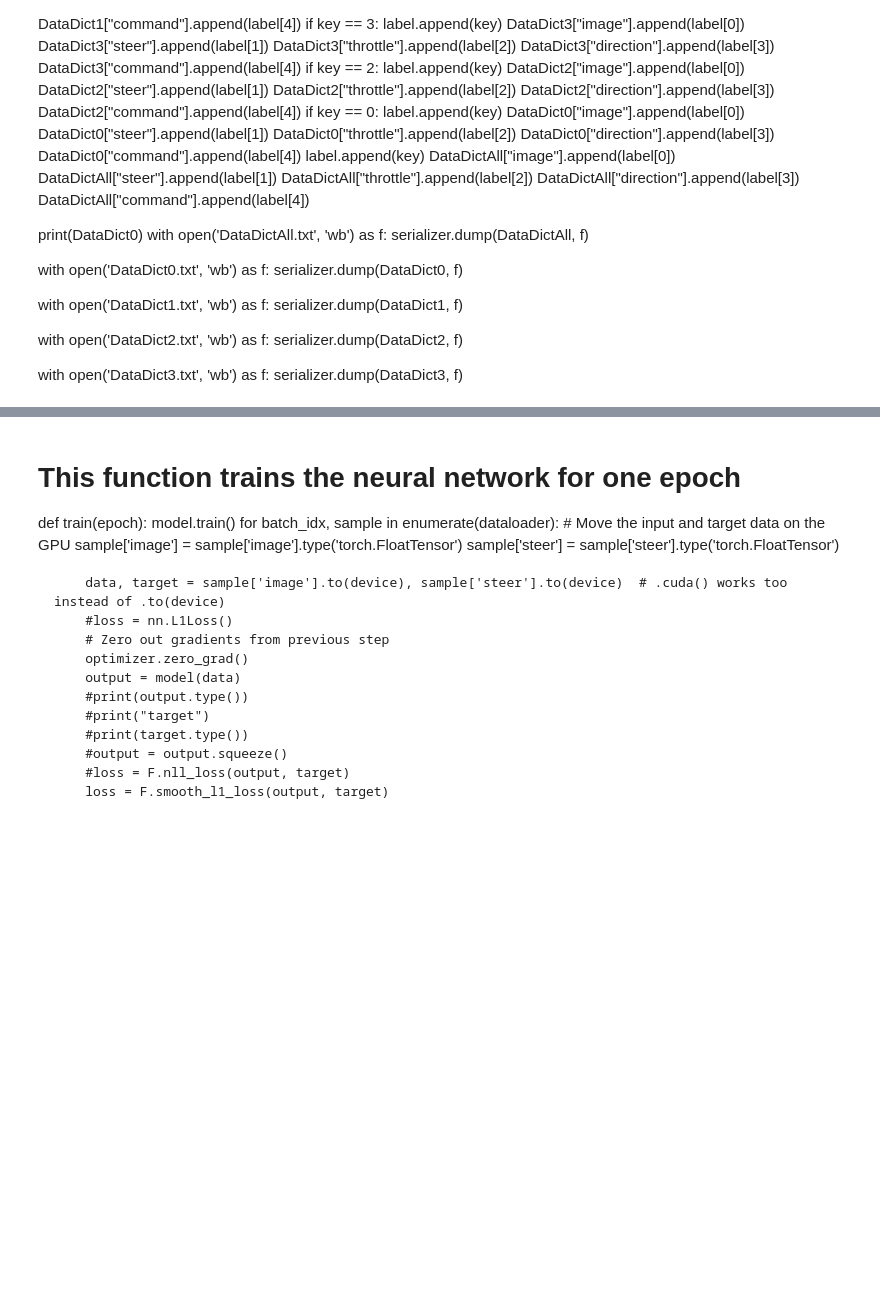
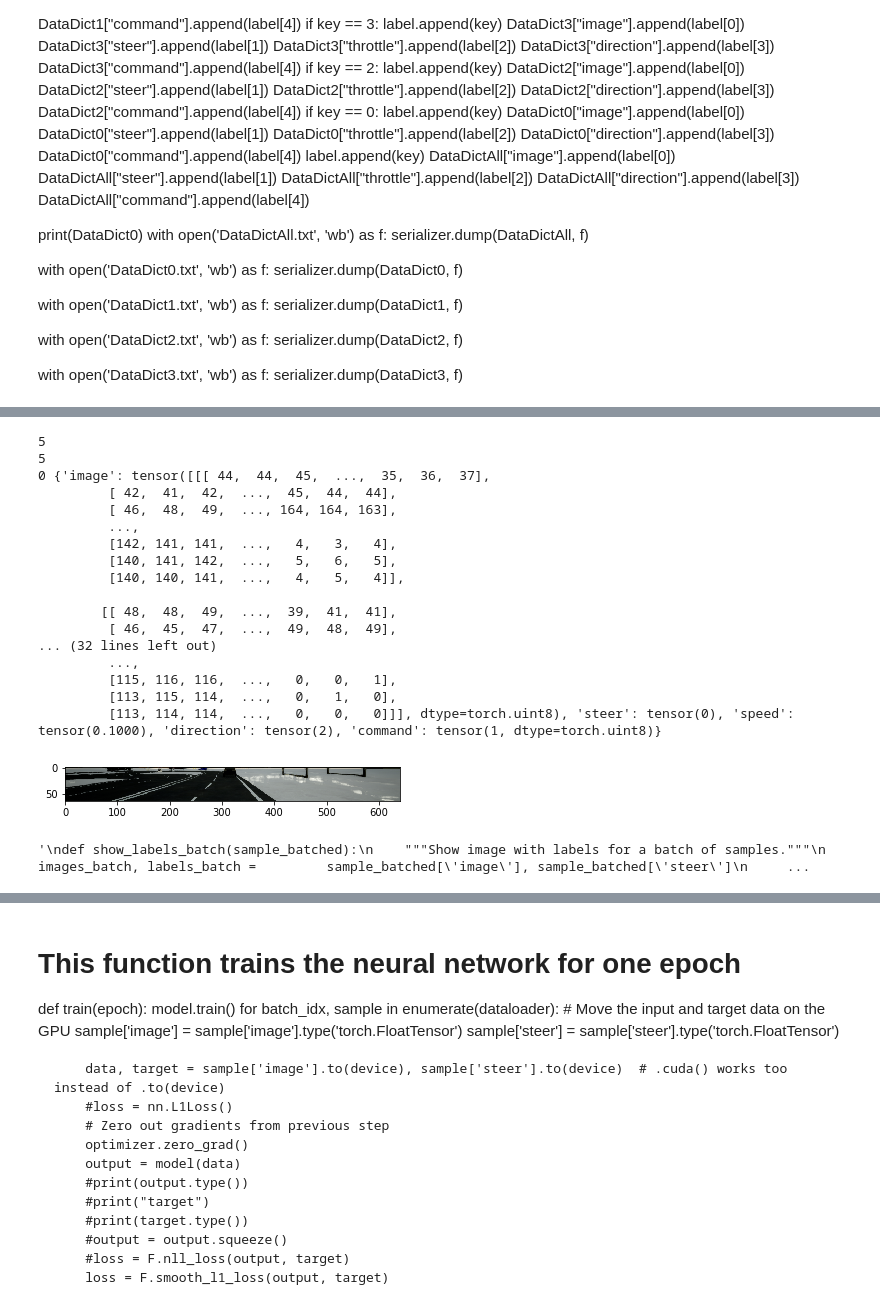
Before and after one commit to Hybridwane/AIS_Project, a Jupyter notebook: ProjectFinal (2).ipynb, the cells around one changed output, grey strips where cells are left out. Drawn from its saved outputs; the diff is of its cells as text; code cells hidden in the pictures; blank space fills up the shorter version.

Commit message:
Update ProjectFinal (2).ipynb
HorizontalFlip added

```diff
--- a/ProjectFinal (2).ipynb
+++ b/ProjectFinal (2).ipynb
@@ -191,6 +191,35 @@ class RandomCrop(object):
         new_h = 64
         image = image[new_h:h, 0:w]
         #show_image to test whether the pictures are cropped as we wish
-        #show_image(image)
+        show_image(image)
         sample['image'] = image
         return sample
+# %%
+class RandomHorizontalFlip(object):
+    """Class to flip our data horizontally. Only done for left and right turns. (Modified RandomHorizontalFlip,
+    so that it isn't random anymore)"""
+    def __call__(self, sample):
+        """
+        Args:
+            sample.
+
+        Returns:
+            Horizontally flipped sample with adjusted steer and direction. (Must command also be modified?)
+        """
+        image, steer, direction, command = sample['image'], sample['steer'], sample['direction'], sample['command']
+        if direction == 1:
+            image = np.flip(image,axis=1).copy()
+            direction = 2
+            steer = steer*(-1)
+            #command = ....
+        elif direction == 2:
+            image = np.flip(image,axis=1).copy()
+            direction = 1
+            steer = steer*(-1)
+            #command = ...
+        #show_image(image)
+        sample['image'] = image
+        sample['steer'] = steer
+        sample['direction'] = direction
+        sample['command'] = command
+        return sample
@@ -206,16 +239,35 @@ plt.show()
 # %%
 transformed_dataset = AISProject(dictionary = dataset, root_dir='Bilder/',
-                                transform = transforms.Compose([ToTensor()]))
+                                transform = transforms.Compose([RandomCrop(), RandomHorizontalFlip(), ToTensor(),
+                                                               transforms.ColorJitter()]))
 transformed_dataset2 = AISProject(dictionary = dataset, root_dir='Bilder/',
                                 transform = transforms.Compose([ToTensor()]))
-'''
+
 for i in range(len(transformed_dataset)):
     sample = transformed_dataset[i]
 
     print(i, sample)
     if i == 1:
         break
-'''
+# %% [output]
+5
+5
+0 {'image': tensor([[[ 44,  44,  45,  ...,  35,  36,  37],
+         [ 42,  41,  42,  ...,  45,  44,  44],
+         [ 46,  48,  49,  ..., 164, 164, 163],
+         ...,
+         [142, 141, 141,  ...,   4,   3,   4],
+         [140, 141, 142,  ...,   5,   6,   5],
+         [140, 140, 141,  ...,   4,   5,   4]],
+
+        [[ 48,  48,  49,  ...,  39,  41,  41],
+         [ 46,  45,  47,  ...,  49,  48,  49],
+... (32 lines left out)
+         ...,
+         [115, 116, 116,  ...,   0,   0,   1],
+         [113, 115, 114,  ...,   0,   1,   0],
+         [113, 114, 114,  ...,   0,   0,   0]]], dtype=torch.uint8), 'steer': tensor(0), 'speed': tensor(0.1000), 'direction': tensor(2), 'command': tensor(1, dtype=torch.uint8)}
+[figure, added]
 # %%
 TrainData = DataLoader(transformed_dataset, batch_size=32,
                         shuffle=False, pin_memory=True)
@@ -255,6 +307,8 @@ for i_batch, sample_batched in enumerate(TrainData):
         plt.show()
         break
 '''
+# %% [output]
+'\ndef show_labels_batch(sample_batched):\n    """Show image with labels for a batch of samples."""\n    images_batch, labels_batch =         sample_batched[\'image\'], sample_batched[\'steer\']\n     ...
 # %%
 ''' Network with branches '''
 
```
Also changed, not shown: parts of 4 cells of this notebook.
